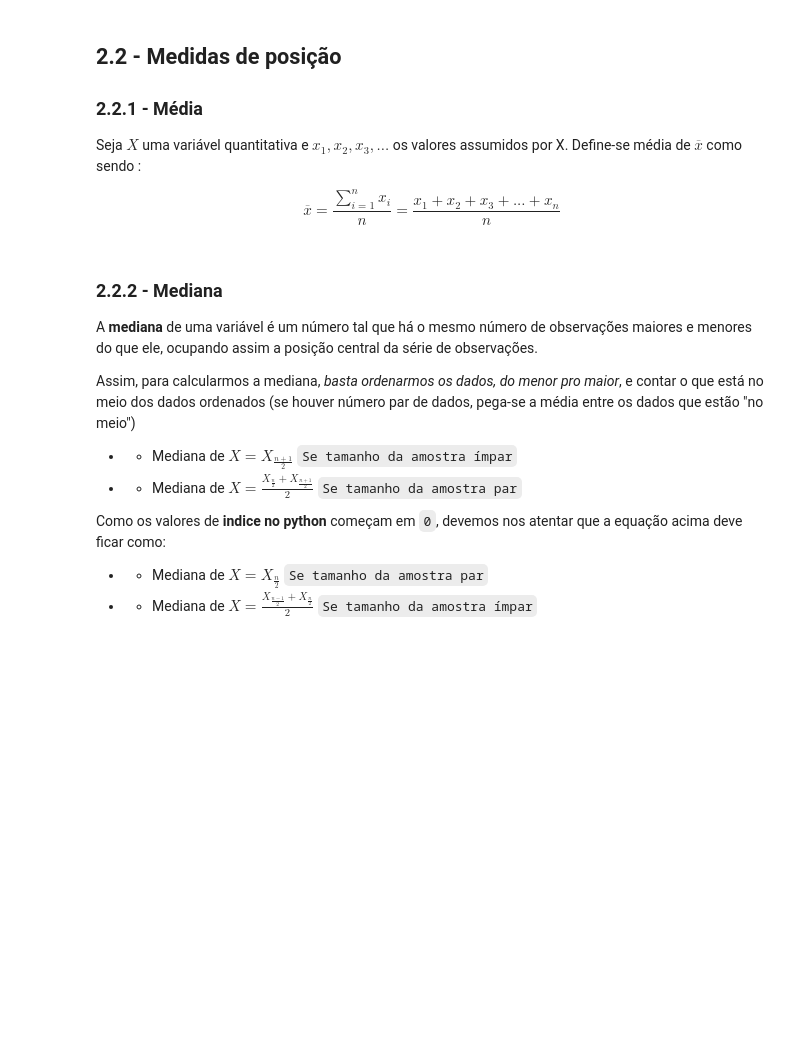
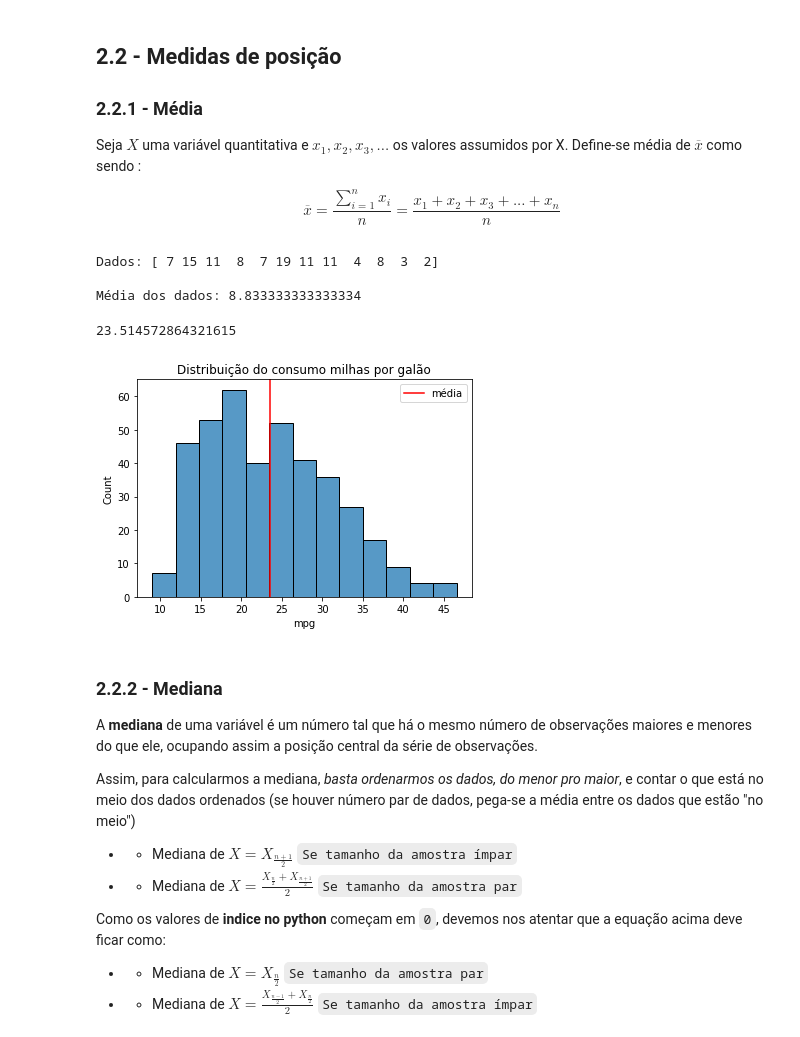
Before and after one commit to remarchese/DSdegree, a Jupyter notebook: Modulo4/Aula02/Aula2 - Estatística.ipynb, the cells around one changed output. Drawn from its saved outputs; the diff is of its cells as text; code cells hidden in the pictures; blank space fills up the shorter version.

```diff
--- a/Modulo4/Aula02/Aula2 - Estatística.ipynb
+++ b/Modulo4/Aula02/Aula2 - Estatística.ipynb
@@ -29,6 +32,42 @@ Seja $X$ uma variável quantitativa e $x_1,x_2,x_3, ...$ os valores assumidos po
 
 
 $$\overline{x} = \frac{\sum_{i=1}^{n}x_i}{n}= \frac{x_1+ x_2 + x_3 +... +x_n}{n}$$
+# %%
+# Define uma semente randômica -> valor para gerar dados e apresentar sempre o mesmo valor
+np.random.seed(42)
+
+# Vamos criar uma amostra aleatória de numéros inteiros
+amostra = np.random.randint(1, 20, 12) #de 1 a 20 com 12 amostras
+
+# Print da amostra
+print("Dados:", amostra)
+
+# Print da Média da Amostra
+print("\nMédia dos dados:", amostra.mean())
+# %% [output]
+Dados: [ 7 15 11  8  7 19 11 11  4  8  3  2]
+
+Média dos dados: 8.833333333333334
+# %%
+# Com os dados do dataset mpg
+
+mpg['mpg'].mean()
+# %% [output]
+23.514572864321615
+# %%
+# análise gráfica -> dados quantitativos contínuos
+
+sns.histplot(mpg['mpg'], bins='auto')
+plt.axvline(mpg['mpg'].mean(), color='red', label='média')
+
+plt.title('Distribuição do consumo milhas por galão')
+
+# Cria uma legenda
+plt.legend()
+
+plt.show()
+# %% [output]
+[figure, added]
 # %% [markdown]
 ### 2.2.2 - Mediana
 
```
Also changed, not shown: parts of 50 cells of this notebook.
